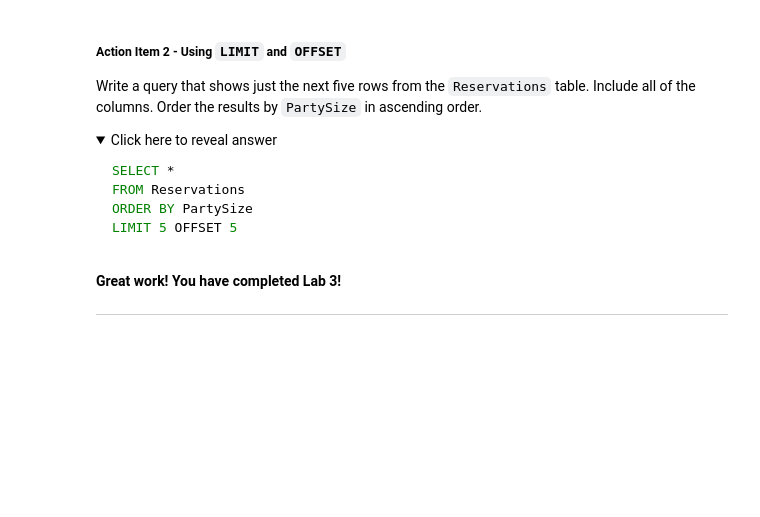
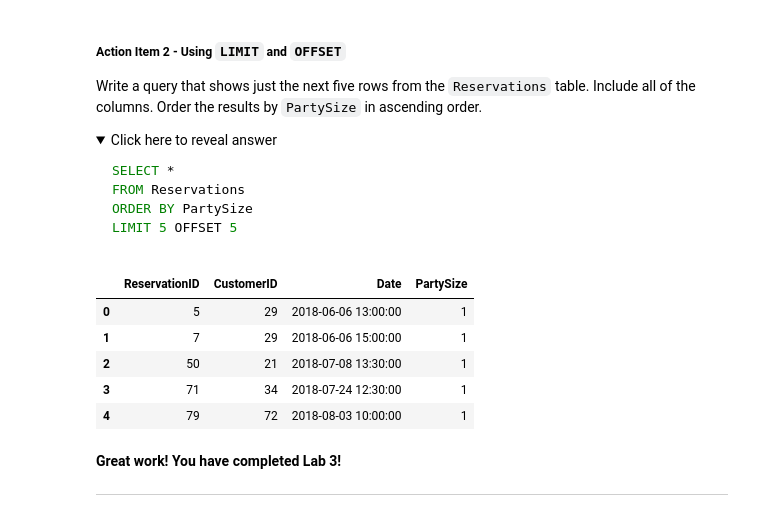
Before and after one commit to 1-icenine/1-icenine, a Jupyter notebook: notebooks/COOP_SQL_101_PracticeNotebook.ipynb, the cells around one changed output. Saved outputs shown, nothing was run; the diff lists cells and outputs as text; code cells hidden in the pictures; folded sections open; blank space fills up the shorter version.

```diff
--- a/notebooks/COOP_SQL_101_PracticeNotebook.ipynb
+++ b/notebooks/COOP_SQL_101_PracticeNotebook.ipynb
@@ -1313,3 +1206,16 @@ LIMIT 5 OFFSET 5
+# %%
+%%sql
+
+SELECT * FROM Reservations
+ORDER BY PartySize
+LIMIT 5 OFFSET 5
+# %% [output]
+|  | ReservationID | CustomerID | Date | PartySize |
+| 0 | 5 | 29 | 2018-06-06 13:00:00 | 1 |
+| 1 | 7 | 29 | 2018-06-06 15:00:00 | 1 |
+| 2 | 50 | 21 | 2018-07-08 13:30:00 | 1 |
+| 3 | 71 | 34 | 2018-07-24 12:30:00 | 1 |
+| 4 | 79 | 72 | 2018-08-03 10:00:00 | 1 |
 # %% [markdown]
 **Great work! You have completed Lab 3!**
 
```
Also changed, not shown: parts of 50 cells of this notebook.
